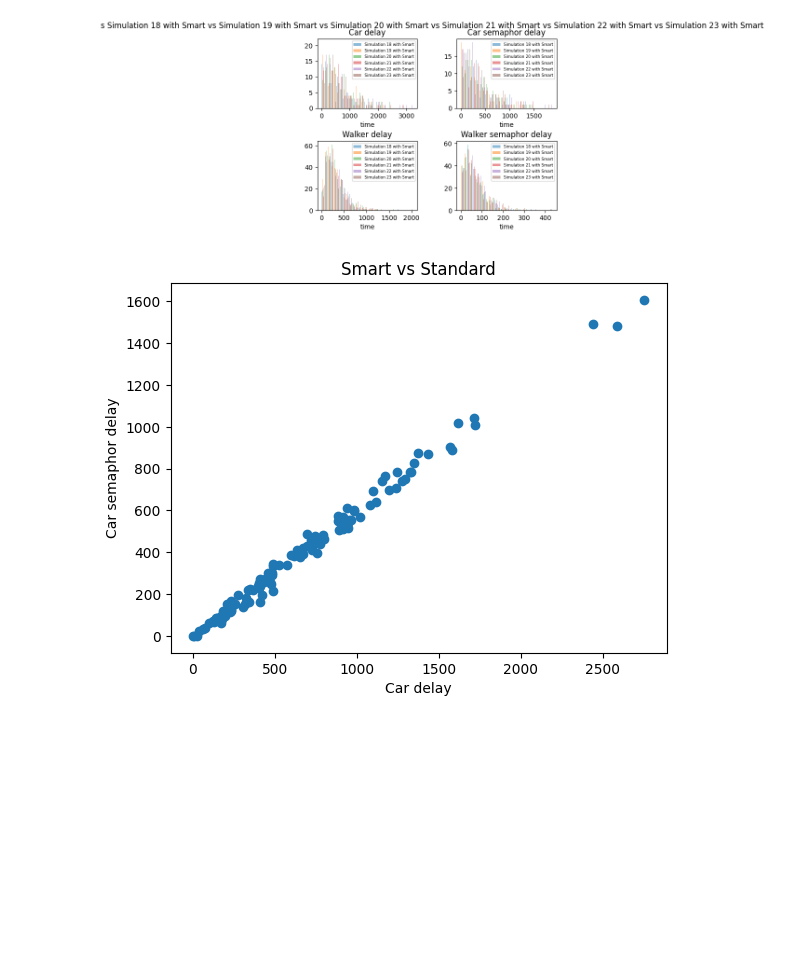
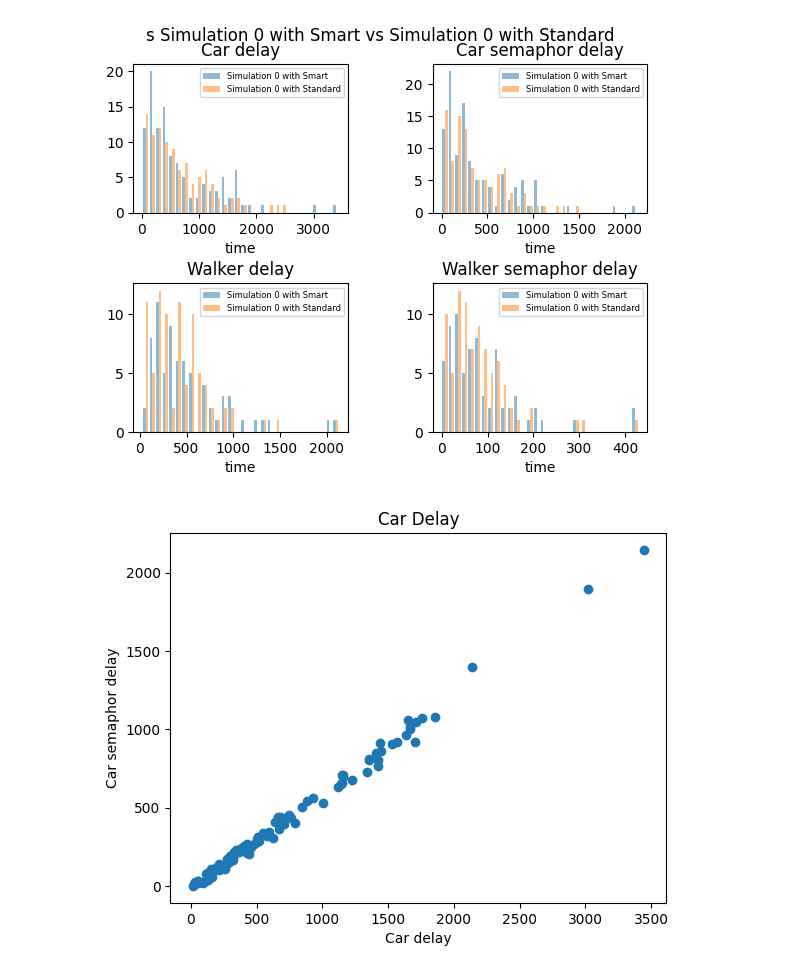
Before and after one commit to BritoAlv/proyecto-ia, a Jupyter notebook: src/simulation_results/Stats.ipynb, the cells around one changed output. Cells and saved outputs as stored; diff of their text form; code cells hidden in the pictures; blank space fills up the shorter version.

```diff
--- a/src/simulation_results/Stats.ipynb
+++ b/src/simulation_results/Stats.ipynb
@@ -210,11 +214,11 @@ class StatObject:
 smarts = StatObject.stats_from_json_array("smart_matrix.json", "Smart")
 standard = StatObject.stats_from_json_array("standard_matrix.json", "Standard")
 # %%
-StatObject.plot_mixed_hist(smarts[18:])
+StatObject.plot_mixed_hist([smarts[0], standard[0]])
 # %% [output]
-[figure, old version]
+[figure, new version]
 # %%
-StatObject.plot_scatter("Car delay", "Car semaphor delay", smarts[0].values[CAR_DELAY], smarts[0].values[CAR_SEMAPHOR_DELAY], "Smart vs Standard")
+StatObject.plot_scatter("Car delay", "Car semaphor delay", smarts[0].values[CAR_DELAY], smarts[0].values[CAR_SEMAPHOR_DELAY], "Car Delay")
 # %% [output]
-[figure, old version]
+[figure, new version]
 # %%
```
Also changed, not shown: parts of 4 cells of this notebook, 11 other files.
